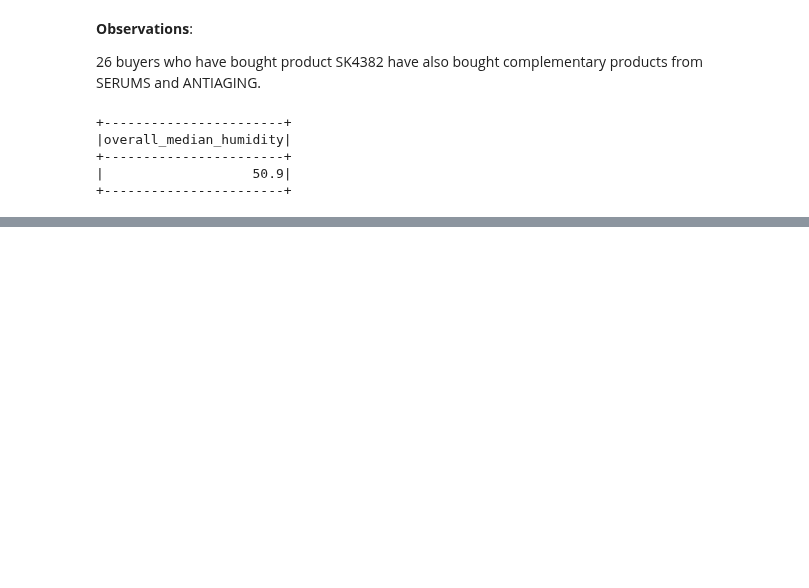
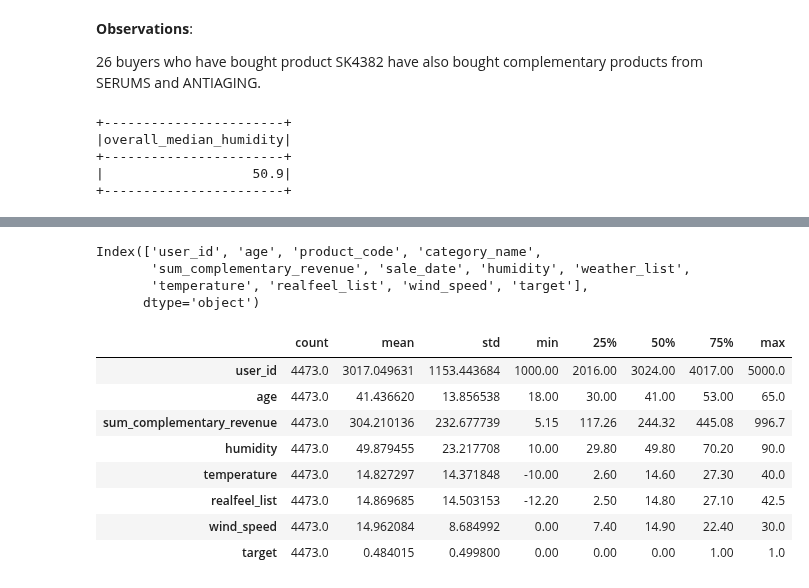
Before and after one commit to bakuncwa/btl_model, a Jupyter notebook: notebooks/skincare_prediction.ipynb, the cells around one changed output, grey strips where cells are left out. Cells and saved outputs as stored; diff of their text form; code cells hidden in the pictures; blank space fills up the shorter version.

```diff
--- a/notebooks/skincare_prediction.ipynb
+++ b/notebooks/skincare_prediction.ipynb
@@ -647,0 +628,23 @@ AnalysisException: [UNRESOLVED_COLUMN.WITH_SUGGESTION] A column or function para
+# %%
+# Check column names in data
+pdf_sabt.columns
+# %% [output]
+Index(['user_id', 'age', 'product_code', 'category_name',
+       'sum_complementary_revenue', 'sale_date', 'humidity', 'weather_list',
+       'temperature', 'realfeel_list', 'wind_speed', 'target'],
+      dtype='object')
+# %%
+# Check summary statistics
+pdf_sabt[['user_id', 'age', 'product_code', 'category_name',
+       'sum_complementary_revenue', 'sale_date', 'humidity', 'weather_list',
+       'temperature', 'realfeel_list', 'wind_speed', 'target']].describe().T
+# %% [output]
+|  | count | mean | std | min | 25% | 50% | 75% | max |
+| user_id | 4473.0 | 3017.049631 | 1153.443684 | 1000.00 | 2016.00 | 3024.00 | 4017.00 | 5000.0 |
+| age | 4473.0 | 41.436620 | 13.856538 | 18.00 | 30.00 | 41.00 | 53.00 | 65.0 |
+| sum_complementary_revenue | 4473.0 | 304.210136 | 232.677739 | 5.15 | 117.26 | 244.32 | 445.08 | 996.7 |
+| humidity | 4473.0 | 49.879455 | 23.217708 | 10.00 | 29.80 | 49.80 | 70.20 | 90.0 |
+| temperature | 4473.0 | 14.827297 | 14.371848 | -10.00 | 2.60 | 14.60 | 27.30 | 40.0 |
+| realfeel_list | 4473.0 | 14.869685 | 14.503153 | -12.20 | 2.50 | 14.80 | 27.10 | 42.5 |
+| wind_speed | 4473.0 | 14.962084 | 8.684992 | 0.00 | 7.40 | 14.90 | 22.40 | 30.0 |
+| target | 4473.0 | 0.484015 | 0.499800 | 0.00 | 0.00 | 0.00 | 1.00 | 1.0 |
```
Also changed, not shown: parts of 11 cells of this notebook, 6 other files.
